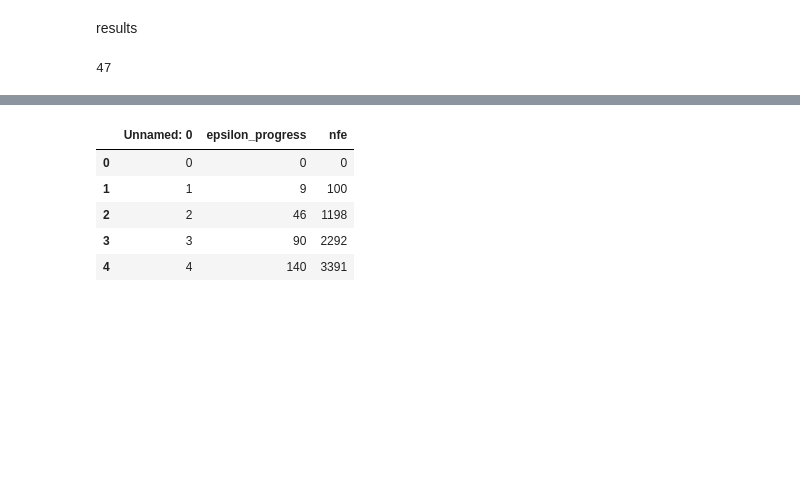
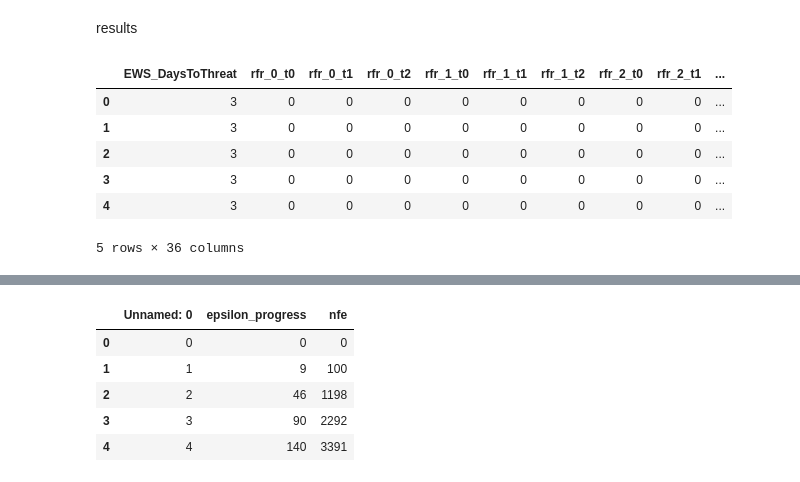
Before and after one commit to ghsher/epa1361_group15, a Jupyter notebook: final assignment/Convergence_plots_DS.ipynb, the cells around one changed output, grey strips where cells are left out. Cells and saved outputs as stored; diff of their text form; code cells hidden in the pictures; blank space fills up the shorter version.

```diff
--- a/final assignment/Convergence_plots_DS.ipynb
+++ b/final assignment/Convergence_plots_DS.ipynb
@@ -305,4 +309,10 @@ reference_set = epsilon_nondominated(results_list, espilon, problem)
 # %%
-len(reference_set)
+reference_set.head()
 # %% [output]
+|  | EWS_DaysToThreat | rfr_0_t0 | rfr_0_t1 | rfr_0_t2 | rfr_1_t0 | rfr_1_t1 | rfr_1_t2 | rfr_2_t0 | rfr_2_t1 | ... |
+| 0 | 3 | 0 | 0 | 0 | 0 | 0 | 0 | 0 | 0 | ... |
+| 1 | 3 | 0 | 0 | 0 | 0 | 0 | 0 | 0 | 0 | ... |
+| 2 | 3 | 0 | 0 | 0 | 0 | 0 | 0 | 0 | 0 | ... |
+| 3 | 3 | 0 | 0 | 0 | 0 | 0 | 0 | 0 | 0 | ... |
+| 4 | 3 | 0 | 0 | 0 | 0 | 0 | 0 | 0 | 0 | ... |
-47
+5 rows × 36 columns
```
Also changed, not shown: parts of 2 cells of this notebook, 6 other files.
